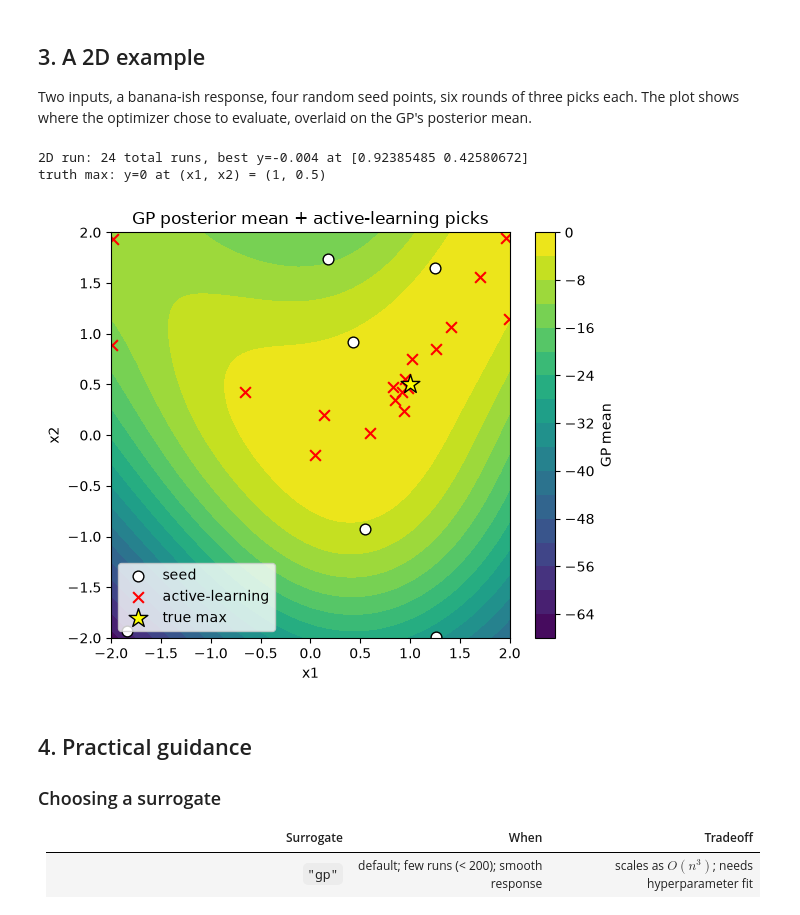
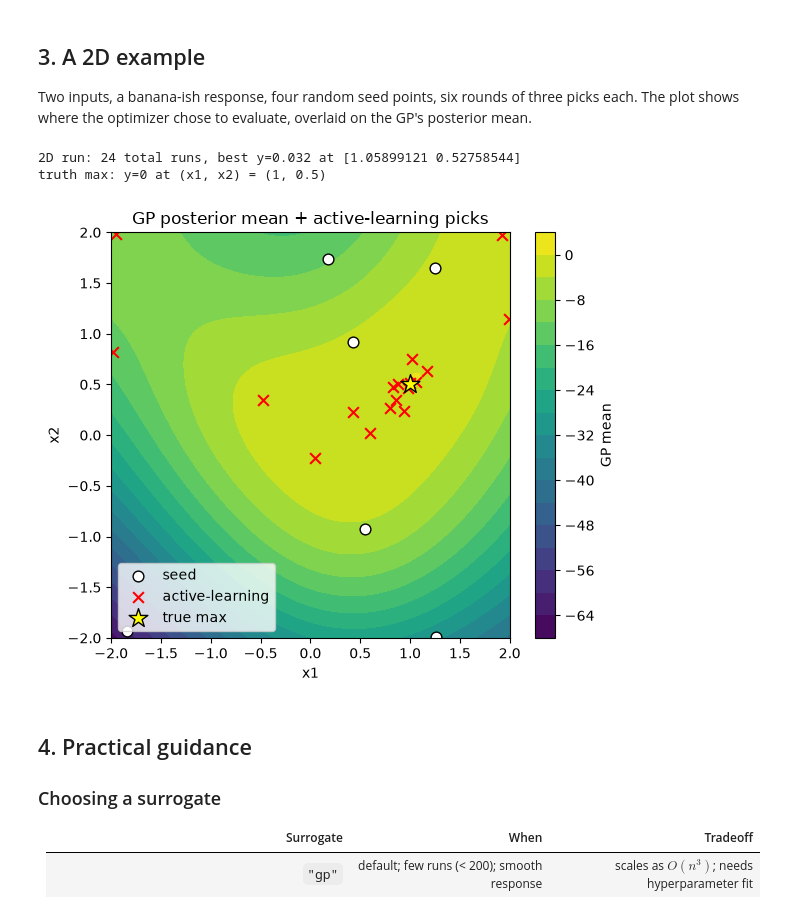
Before and after one commit to jkitchin/discopt-doe, a Jupyter notebook: docs/notebooks/active-learning.ipynb, the cells around one changed output. Drawn from its saved outputs; the diff is of its cells as text; code cells hidden in the pictures.

```diff
--- a/docs/notebooks/active-learning.ipynb
+++ b/docs/notebooks/active-learning.ipynb
@@ -344,7 +350,7 @@ for rnd in range(6):
     result = optimize_round(
         workbook=WORKBOOK3,
         criterion=OptimizationCriterion.MAXIMIZE,
-        surrogate="gp",
+        surrogate=gp_surrogate(noise=0.02),  # the known measurement noise
         acquisition="expected_improvement",
         batch_size=3,
         seed=rnd,
@@ -357,35 +363,35 @@ y = np.array([float(r["y"]) for r in completed])
 print(f"2D run: {len(completed)} total runs, best y={y.max():.3f} at {X[y.argmax()]}")
 print(f"truth max: y=0 at (x1, x2) = (1, 0.5)")
 # %% [output]
-2D run: 24 total runs, best y=-0.004 at [0.92385485 0.42580672]
+2D run: 24 total runs, best y=0.032 at [1.05899121 0.52758544]
 truth max: y=0 at (x1, x2) = (1, 0.5)
 # %%
 # Visualize: GP posterior mean + sampled points
 from discopt.doe.surrogate import coerce_surrogate
 
-s = coerce_surrogate("gp")
+s = coerce_surrogate(gp_surrogate(noise=0.02))
 s.fit(X, y)
 
 g = np.linspace(-2, 2, 80)
 G1, G2 = np.meshgrid(g, g)
 Xg = np.column_stack([G1.ravel(), G2.ravel()])
 mu, _ = s.predict(Xg)
 Mu = mu.reshape(G1.shape)
 
 fig, ax = plt.subplots(figsize=(6, 5))
 cs = ax.contourf(G1, G2, Mu, levels=20, cmap="viridis")
 plt.colorbar(cs, ax=ax, label="GP mean")
 ax.scatter(X[:6, 0], X[:6, 1], color="white", edgecolor="k",
            marker="o", s=60, label="seed")
 ax.scatter(X[6:, 0], X[6:, 1], color="red", edgecolor="k",
            marker="x", s=60, label="active-learning")
 ax.scatter([1.0], [0.5], color="yellow", marker="*", s=200,
            edgecolor="k", label="true max")
 ax.set_xlabel("x1"); ax.set_ylabel("x2"); ax.legend(loc="lower left")
 ax.set_title("GP posterior mean + active-learning picks")
 plt.tight_layout(); plt.show()
 # %% [output]
-[figure, old version]
+[figure, new version]
 # %% [markdown]
 ## 4. Practical guidance
 
```
Also changed, not shown: parts of 5 cells of this notebook, 24 other files.
